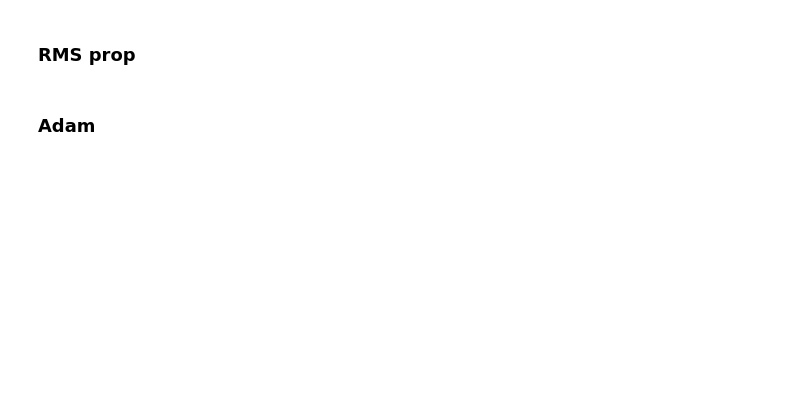
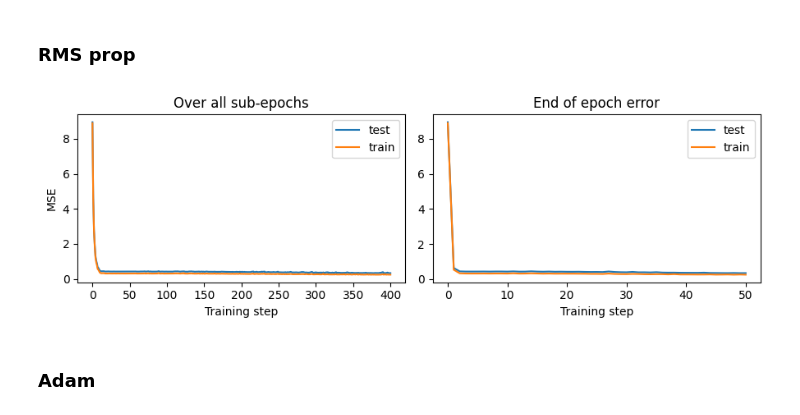
Before and after one commit to Trond01/Project2_FYS-STK4155, a Jupyter notebook: Code/descent_test.ipynb, the cells around one changed output. Cells and saved outputs as stored; diff of their text form; code cells hidden in the pictures; blank space fills up the shorter version.

```diff
--- a/Code/descent_test.ipynb
+++ b/Code/descent_test.ipynb
@@ -171,8 +172,10 @@ plot_test_results(result_adagrad["test_loss_list"], result_adagrad["train_loss_l
 # %% [markdown]
 ### RMS prop
 # %%
-result_RMS_prop = SGD_RMS_prop(X_train, y_train, X_test, y_test, grad_method=loss_grad, beta0=beta0, test_loss_func=loss_func)
+result_RMS_prop = SGD_RMS_prop(X_train, y_train, X_test, y_test, grad_method=loss_grad,n_epochs=epochs, beta0=beta0, test_loss_func=loss_func)
 plot_test_results(result_RMS_prop["test_loss_list"], result_RMS_prop["train_loss_list"], m)
+# %% [output]
+[figure, added]
 # %% [markdown]
 ### Adam
 # %%
```
Also changed, not shown: parts of 5 cells of this notebook, 3 other files.
